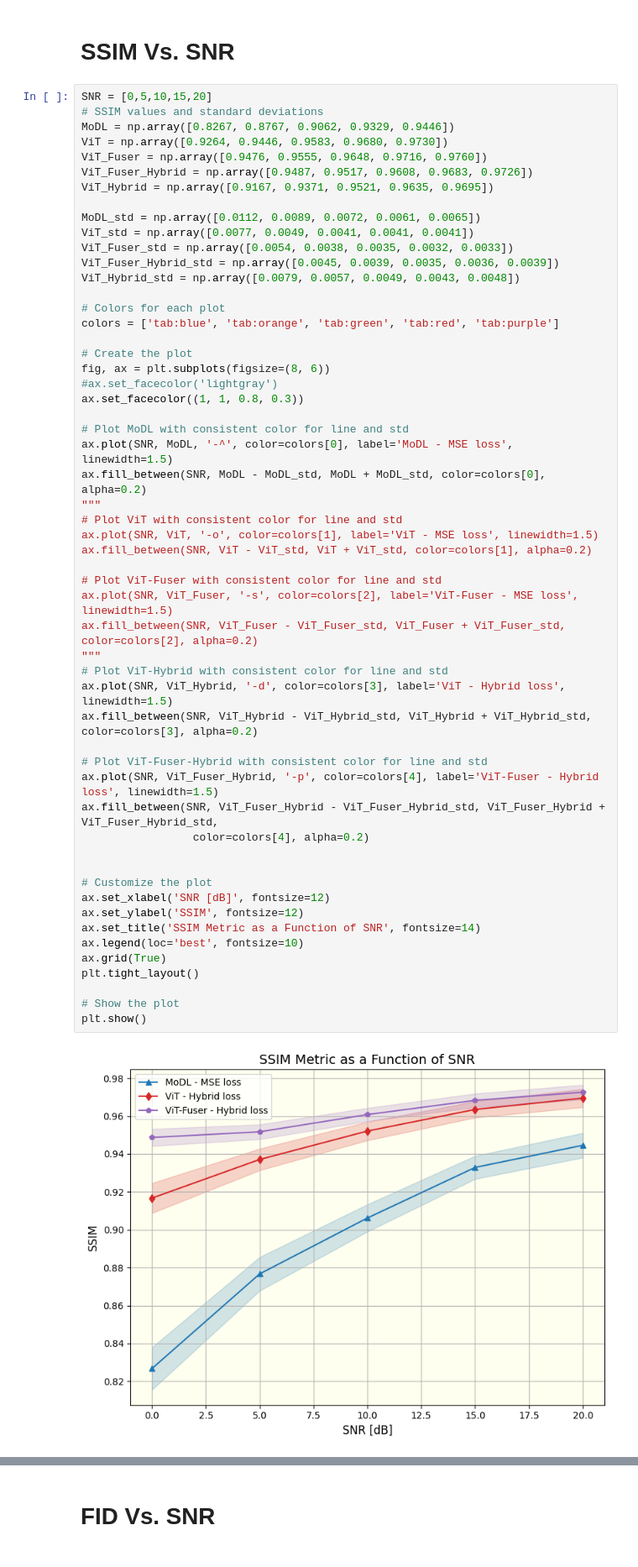
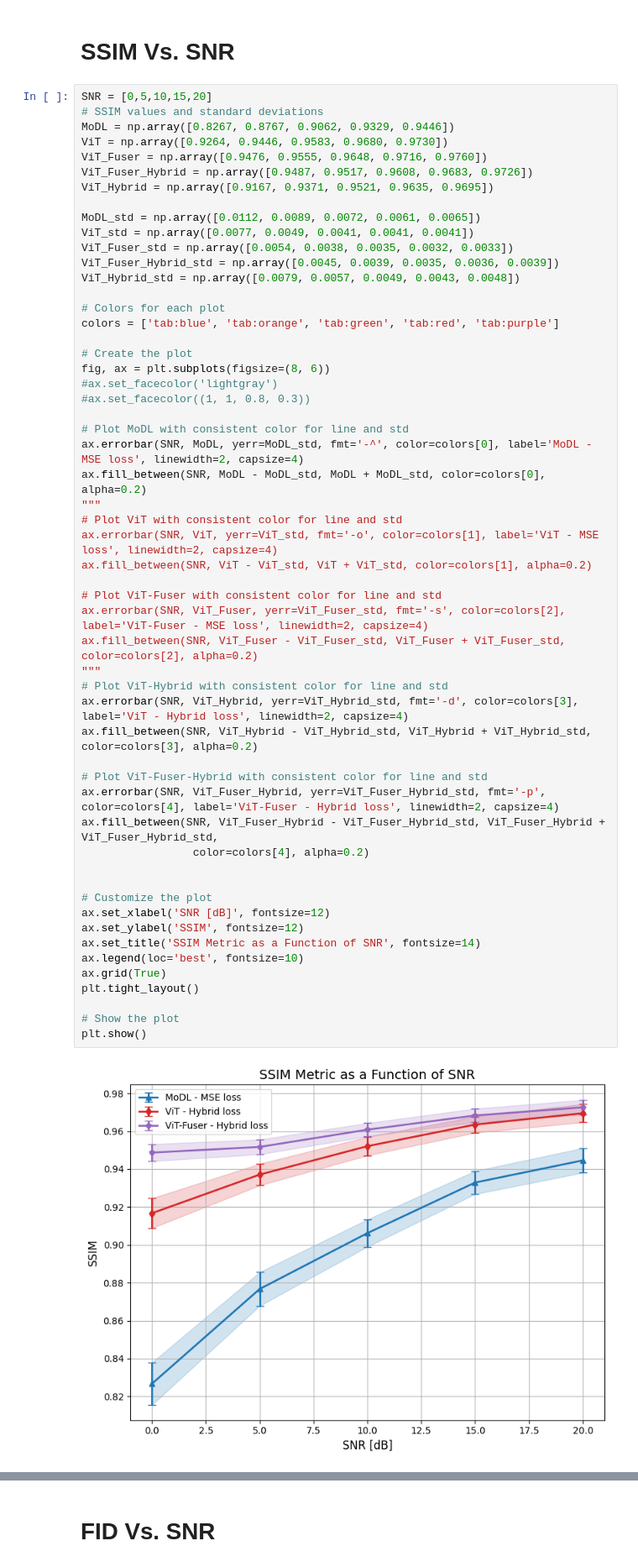
Before and after one commit to ovedtal1/Backups, a Jupyter notebook: graphs.ipynb, the cells around one changed output, grey strips where cells are left out. Shown at 84% size. Saved outputs shown, nothing was run; the diff lists cells and outputs as text.

```diff
--- a/graphs.ipynb
+++ b/graphs.ipynb
@@ -27,39 +27,39 @@ colors = ['tab:blue', 'tab:orange', 'tab:green', 'tab:red', 'tab:purple']
 # Create the plot
 fig, ax = plt.subplots(figsize=(8, 6))
 #ax.set_facecolor('lightgray')
-ax.set_facecolor((1, 1, 0.8, 0.3))
+#ax.set_facecolor((1, 1, 0.8, 0.3))
 
 # Plot MoDL with consistent color for line and std
-ax.plot(SNR, MoDL, '-^', color=colors[0], label='MoDL - MSE loss', linewidth=1.5)
+ax.errorbar(SNR, MoDL, yerr=MoDL_std, fmt='-^', color=colors[0], label='MoDL - MSE loss', linewidth=2, capsize=4)
 ax.fill_between(SNR, MoDL - MoDL_std, MoDL + MoDL_std, color=colors[0], alpha=0.2)
 """
 # Plot ViT with consistent color for line and std
-ax.plot(SNR, ViT, '-o', color=colors[1], label='ViT - MSE loss', linewidth=1.5)
+ax.errorbar(SNR, ViT, yerr=ViT_std, fmt='-o', color=colors[1], label='ViT - MSE loss', linewidth=2, capsize=4)
 ax.fill_between(SNR, ViT - ViT_std, ViT + ViT_std, color=colors[1], alpha=0.2)
 
 # Plot ViT-Fuser with consistent color for line and std
-ax.plot(SNR, ViT_Fuser, '-s', color=colors[2], label='ViT-Fuser - MSE loss', linewidth=1.5)
+ax.errorbar(SNR, ViT_Fuser, yerr=ViT_Fuser_std, fmt='-s', color=colors[2], label='ViT-Fuser - MSE loss', linewidth=2, capsize=4)
 ax.fill_between(SNR, ViT_Fuser - ViT_Fuser_std, ViT_Fuser + ViT_Fuser_std, color=colors[2], alpha=0.2)
 """
 # Plot ViT-Hybrid with consistent color for line and std
-ax.plot(SNR, ViT_Hybrid, '-d', color=colors[3], label='ViT - Hybrid loss', linewidth=1.5)
+ax.errorbar(SNR, ViT_Hybrid, yerr=ViT_Hybrid_std, fmt='-d', color=colors[3], label='ViT - Hybrid loss', linewidth=2, capsize=4)
 ax.fill_between(SNR, ViT_Hybrid - ViT_Hybrid_std, ViT_Hybrid + ViT_Hybrid_std, color=colors[3], alpha=0.2)
 
 # Plot ViT-Fuser-Hybrid with consistent color for line and std
-ax.plot(SNR, ViT_Fuser_Hybrid, '-p', color=colors[4], label='ViT-Fuser - Hybrid loss', linewidth=1.5)
+ax.errorbar(SNR, ViT_Fuser_Hybrid, yerr=ViT_Fuser_Hybrid_std, fmt='-p', color=colors[4], label='ViT-Fuser - Hybrid loss', linewidth=2, capsize=4)
 ax.fill_between(SNR, ViT_Fuser_Hybrid - ViT_Fuser_Hybrid_std, ViT_Fuser_Hybrid + ViT_Fuser_Hybrid_std,
                  color=colors[4], alpha=0.2)
 
 
 # Customize the plot
 ax.set_xlabel('SNR [dB]', fontsize=12)
 ax.set_ylabel('SSIM', fontsize=12)
 ax.set_title('SSIM Metric as a Function of SNR', fontsize=14)
 ax.legend(loc='best', fontsize=10)
 ax.grid(True)
 plt.tight_layout()
 
 # Show the plot
 plt.show()
 # %% [output]
-[figure, old version]
+[figure, new version]
```
Also changed, not shown: parts of 7 cells of this notebook, 8 other files.
